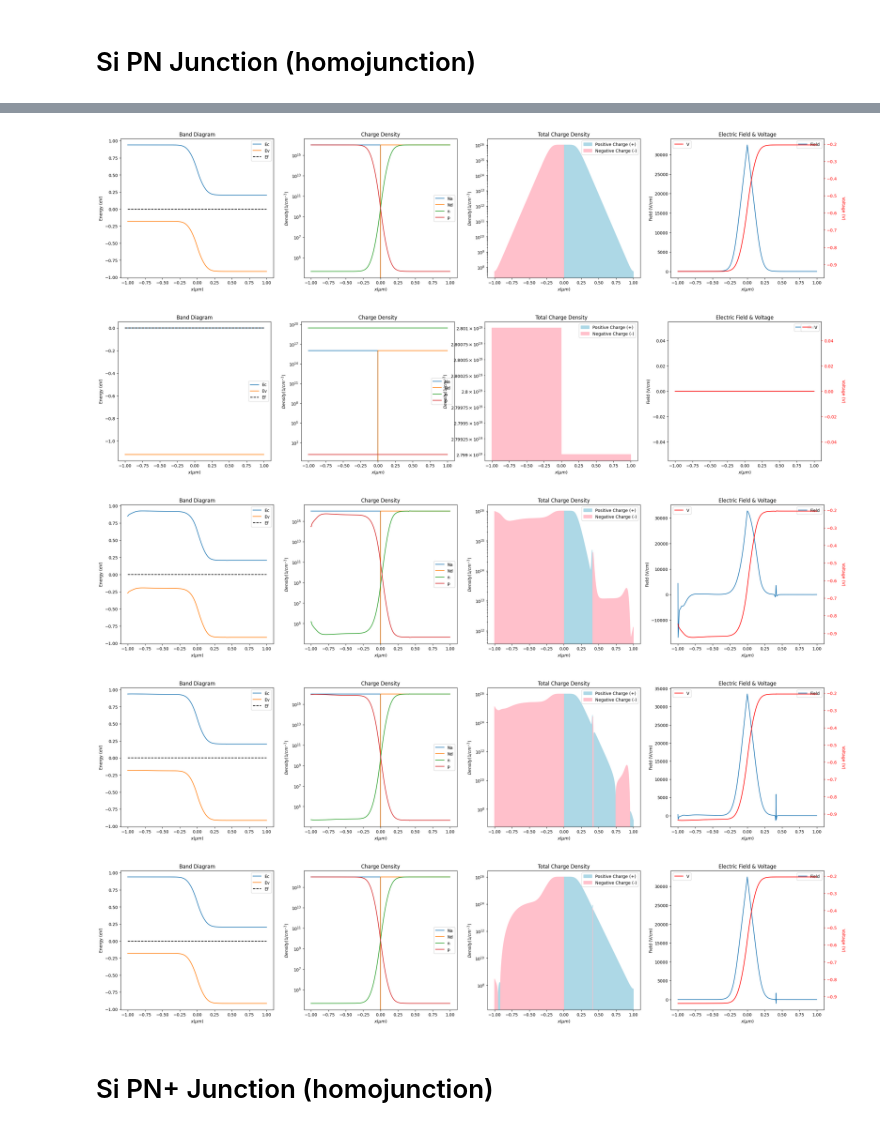
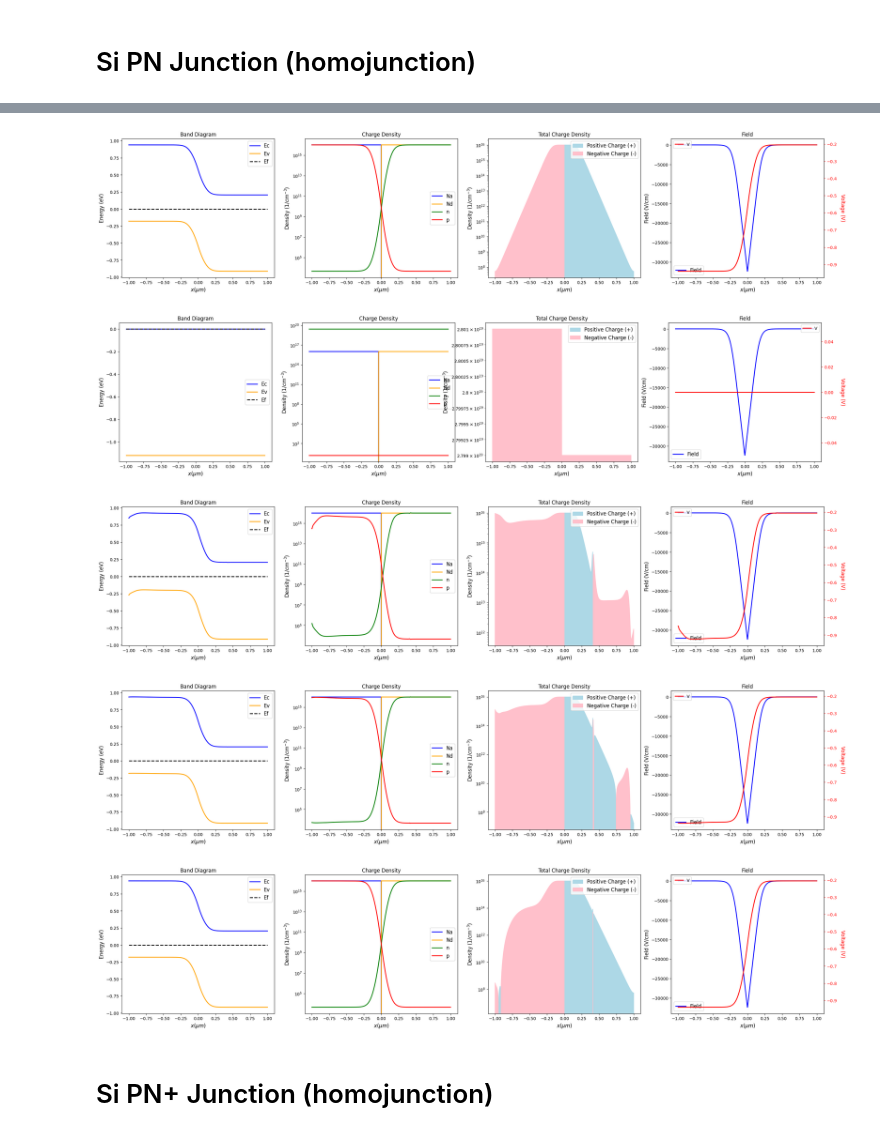
Before and after one commit to d04943016/PoissonSolver, a Jupyter notebook: notebook/test.ipynb, the cells around one changed output, grey strips where cells are left out. Cells and saved outputs as stored; diff of their text form; code cells hidden in the pictures.

Commit message:
feat: change figure style

```diff
--- a/notebook/test.ipynb
+++ b/notebook/test.ipynb
@@ -57,6 +52,6 @@ plt.yscale('log')
 # %%
 """ solve Poisson equation """
-V_updater = solver1D.Adagrad(size = x.size, lr=0.1)
+V_updater = solver1D.AdagradUpdater(size = x.size, lr=0.1)
 V, V_history = solver1D.solve_Poisson_1D(x = x, src_fun = src_fun, dsrc_dV_fun = d_src_dV_fun, V_updater = V_updater, max_iter=2000, record=True)
 # %%
 """ plot results """
@@ -65,29 +60,29 @@ p = cal_p(x, V)
 Ec = cal_Ec_from_V(x, V)
 Ev = cal_Ev_from_V(x, V)
 total_charge_density = cal_total_charge_density(x, V)
-Field = solver1D.do_gradient(V, dx = x[1] - x[0])
+Field = cal_electric_field(x, V)
 
 solver1D.plot_Poisson_1D(x=x, V=V, n=n, p=p, total_charge_density=total_charge_density, Ec=Ec, Ev=Ev, Field=Field, Na=Na, Nd=Nd);
 # %% [output]
-[figure, old version]
+[figure, new version]
 # %%
 """ plot history """
 step = 0
-solver1D.plot_Poisson_1D(x=x, V=V_history[step], n=cal_n(x, V_history[step]), p=cal_p(x, V_history[step]), total_charge_density = cal_total_charge_density(x, V_history[step]), Ec=cal_Ec_from_V(x, V_history[step]), Ev=cal_Ev_from_V(x, V_history[step]), Field=solver1D.do_gradient(V_history[step], dx = x[1] - x[0]), Na=Na, Nd=Nd);
+solver1D.plot_Poisson_1D(x=x, V=V_history[step], n=cal_n(x, V_history[step]), p=cal_p(x, V_history[step]), total_charge_density = cal_total_charge_density(x, V_history[step]), Ec=cal_Ec_from_V(x, V_history[step]), Ev=cal_Ev_from_V(x, V_history[step]), Field=cal_electric_field(x, V), Na=Na, Nd=Nd);
 
 step = 50
-solver1D.plot_Poisson_1D(x=x, V=V_history[step], n=cal_n(x, V_history[step]), p=cal_p(x, V_history[step]), total_charge_density = cal_total_charge_density(x, V_history[step]), Ec=cal_Ec_from_V(x, V_history[step]), Ev=cal_Ev_from_V(x, V_history[step]), Field=solver1D.do_gradient(V_history[step], dx = x[1] - x[0]), Na=Na, Nd=Nd);
+solver1D.plot_Poisson_1D(x=x, V=V_history[step], n=cal_n(x, V_history[step]), p=cal_p(x, V_history[step]), total_charge_density = cal_total_charge_density(x, V_history[step]), Ec=cal_Ec_from_V(x, V_history[step]), Ev=cal_Ev_from_V(x, V_history[step]), Field=cal_electric_field(x, V), Na=Na, Nd=Nd);
 
 step = 100
-solver1D.plot_Poisson_1D(x=x, V=V_history[step], n=cal_n(x, V_history[step]), p=cal_p(x, V_history[step]), total_charge_density = cal_total_charge_density(x, V_history[step]), Ec=cal_Ec_from_V(x, V_history[step]), Ev=cal_Ev_from_V(x, V_history[step]), Field=solver1D.do_gradient(V_history[step], dx = x[1] - x[0]), Na=Na, Nd=Nd);
+solver1D.plot_Poisson_1D(x=x, V=V_history[step], n=cal_n(x, V_history[step]), p=cal_p(x, V_history[step]), total_charge_density = cal_total_charge_density(x, V_history[step]), Ec=cal_Ec_from_V(x, V_history[step]), Ev=cal_Ev_from_V(x, V_history[step]), Field=cal_electric_field(x, V), Na=Na, Nd=Nd);
 
 step = 300
-solver1D.plot_Poisson_1D(x=x, V=V_history[step], n=cal_n(x, V_history[step]), p=cal_p(x, V_history[step]), total_charge_density = cal_total_charge_density(x, V_history[step]), Ec=cal_Ec_from_V(x, V_history[step]), Ev=cal_Ev_from_V(x, V_history[step]), Field=solver1D.do_gradient(V_history[step], dx = x[1] - x[0]), Na=Na, Nd=Nd);
+solver1D.plot_Poisson_1D(x=x, V=V_history[step], n=cal_n(x, V_history[step]), p=cal_p(x, V_history[step]), total_charge_density = cal_total_charge_density(x, V_history[step]), Ec=cal_Ec_from_V(x, V_history[step]), Ev=cal_Ev_from_V(x, V_history[step]), Field=cal_electric_field(x, V), Na=Na, Nd=Nd);
 # %% [output]
-[figure, old version]
+[figure, new version]
-[figure, old version]
+[figure, new version]
-[figure, old version]
+[figure, new version]
-[figure, old version]
+[figure, new version]
 # %% [markdown]
 # Si PN+ Junction (homojunction)
 # %%
```
Also changed, not shown: parts of 50 cells of this notebook, 2 other files.
